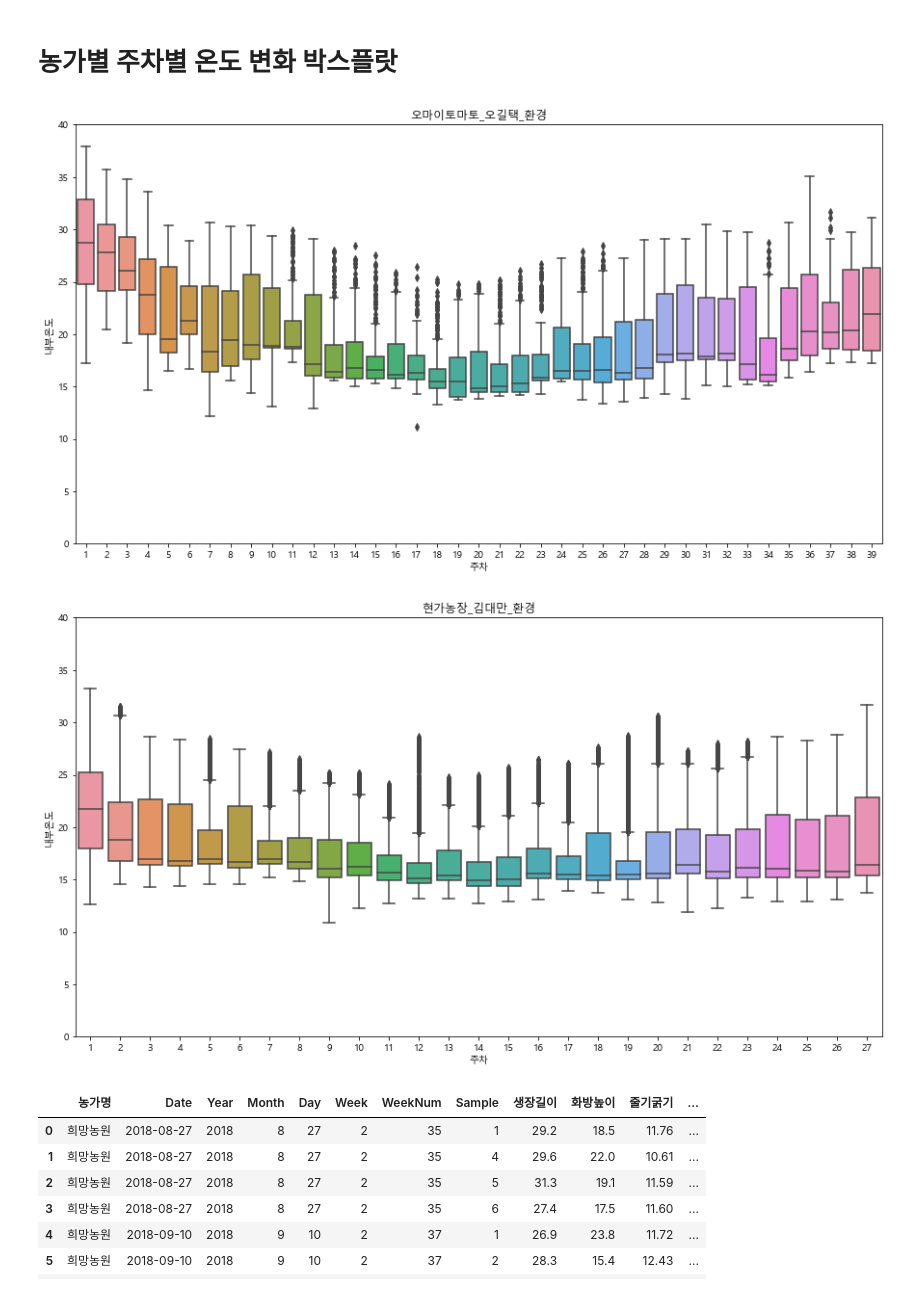
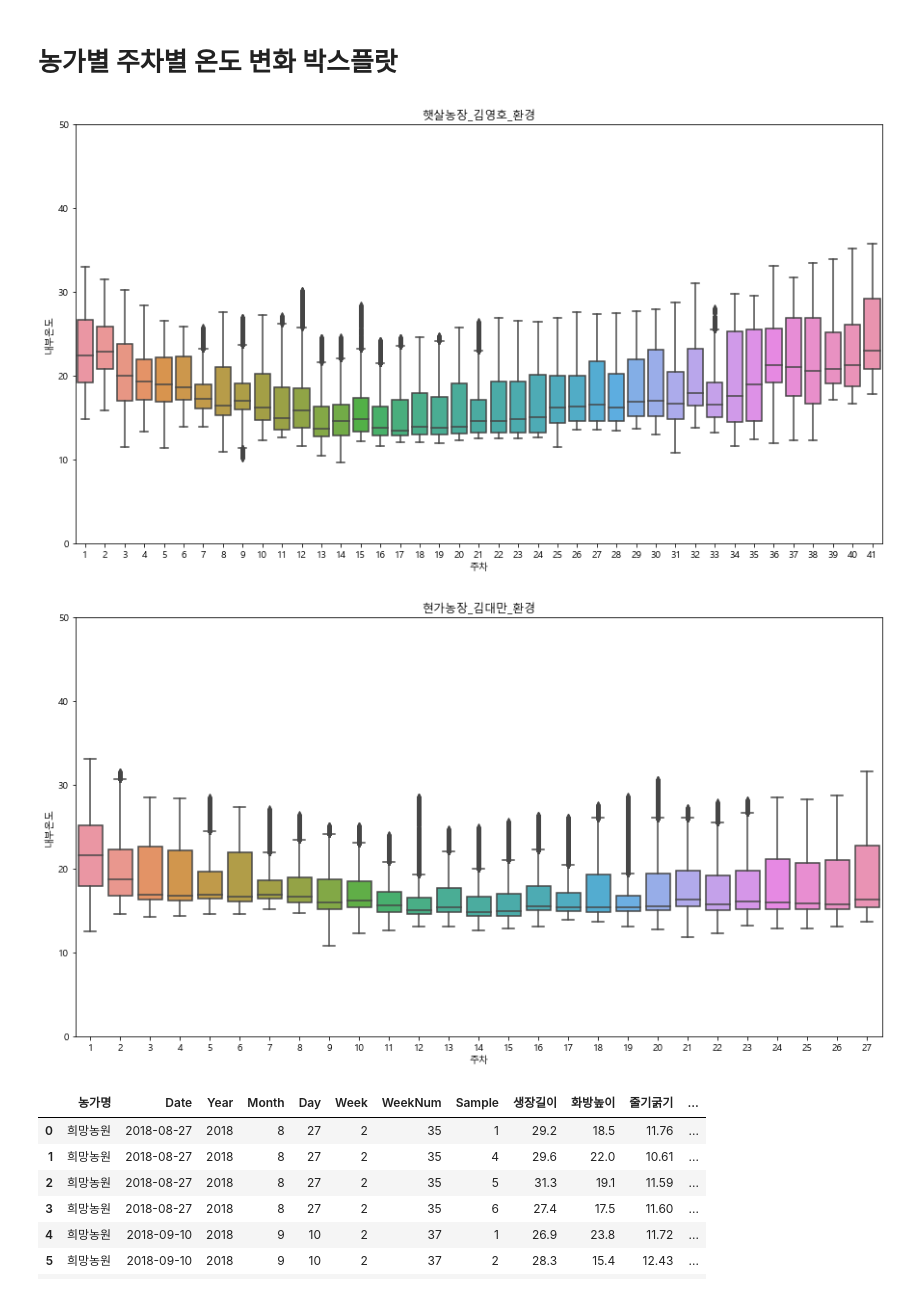
Before and after one commit to meucham11/nong_intern, a Jupyter notebook: 생육_농가별비교.ipynb, the cells around one changed output. Saved outputs shown, nothing was run; the diff lists cells and outputs as text; code cells hidden in the pictures.

```diff
--- a/생육_농가별비교.ipynb
+++ b/생육_농가별비교.ipynb
@@ -44,50 +44,54 @@ sang_list =[
     '로즈밸리_정병두_생육',
     '마이산토마토_강성백_생육',
     '민수네토마토_강윤성_생육',
-    '바구리봉_임윤호_생육',
-    '번영농장_권현자_감마_생육',
-    '번영농장_권현자_레드250_생육',
+    #'바구리봉_임윤호_생육',
+    #'번영농장_권현자_감마_생육',
+    #'번영농장_권현자_레드250_생육',
     #'봉대농장_조봉대_생육',
     '오마이토마토_오길택_생육',
     #'으뜸_김재원_생육',
     '장수파프리카_김인기_생육',
+    '장수파프리카_김인기_생육2',
     '지수농장_김경환_생육',
-    '지평선농원_안경엽_생육',
+    #'지평선농원_안경엽_생육',
     '지평선농장_안상천_생육',
     '천천팜_송완섭_생육',
-    '태봉_하수용_생육',
+    #'태봉_하수용_생육',
     '털보_박병준-생육',
     '하늘아래_김선배_생육',
     '해오름_한동근_생육',
-    '햇살_김영호_생육',
+    '해오름_한동근_생육2',
+    '햇살농장_김영호_생육',
     '현가농장_김대만_생육',
-    '희망농원_허덕문_생육',
+    #'희망농원_허덕문_생육',
 ]
 # %%
 # 환경 데이터
 env_list =[
-    '대수농장_이중범_환경',
+    #'대수농장_이중범_환경',
     '로즈밸리_정병두_환경',
     '마이산토마토_강성백_환경',
     '민수네토마토_강윤성_환경',
-    '바구리봉_임윤호_환경',
-    '번영농장_권현자_환경',
-    '번영농장_권현자_환경',
-    '봉대농장_조봉대_환경',
+    #'바구리봉_임윤호_환경',
+    #'번영농장_권현자_환경',
+    #'번영농장_권현자_환경',
+    #'봉대농장_조봉대_환경',
     '오마이토마토_오길택_환경',
-    '으뜸_김재원_환경',
+    #'으뜸_김재원_환경',
     '장수파프리카_김인기_환경',
+    '장수파프리카_김인기_환경2',
     '지수농원_김경환_환경',
-    '지평선농원_안경엽_환경',
+    #'지평선농원_안경엽_환경',
     '지평선농장_안상천_환경',
     '천천팜_송완섭_환경',
-    '태봉_하수용_환경',
+    #'태봉_하수용_환경',
     '털보농장_박병준_환경',
     '하늘아래_김선배_환경',
     '해오름_한동근_환경',
+    '해오름_한동근_환경2',
     '햇살농장_김영호_환경',
     '현가농장_김대만_환경',
-    '희망농원_허덕문_환경'
+    #'희망농원_허덕문_환경'
 ]
 # %% [markdown]
 # 생육_농가별 생장길이 비교
@@ -238,35 +242,35 @@ def match_test_weeknum(sang_data,env_data):
 # %%
 # 월별 cat1 별 판매 횟수
 sang_data=pd.DataFrame()
-for s,e in zip(['오마이토마토_오길택_생육','현가농장_김대만_생육'],['오마이토마토_오길택_환경','현가농장_김대만_환경']):
+for s,e in zip(sang_list,env_list):
 
     # 한 농장 snag 로드
     sang_data = sang_data_load(s)
 
     # 한 농장 env 로드
     env_data = env_data_load(e)
 
     # 한 농장에 주차 추가
     sang_data['test_weeknum']=add_weeknum(sang_data)
 
     # 환경에 Date컬럼 추가
     생육조사기간=sorted(list(set(list(sang_data['Date']))))
     env_data=env_add_Date(env_data,생육조사기간)
 
     # 환경 데이터에 주차 컬럼 추가
     env_data['주차']=match_test_weeknum(sang_data,env_data)
 
 
     # 그림 그리기
     plt.figure(figsize=(15,8))
     plt.title(e)
     ax=sns.boxplot(data=env_data,x='주차',y='내부온도')
-    ax.set_ylim([0, 40])
+    ax.set_ylim([0, 50])
 
     plt.show()
 # %% [output]
-[figure, old version]
+[figure, new version]
-[figure, old version]
+[figure, new version]
 # %%
 sang_data=sang_data[~sang_data['생장길이'].isnull()]
 sang_data=sang_data.reset_index(drop=True)
```
Also changed, not shown: parts of 1 cell of this notebook.
